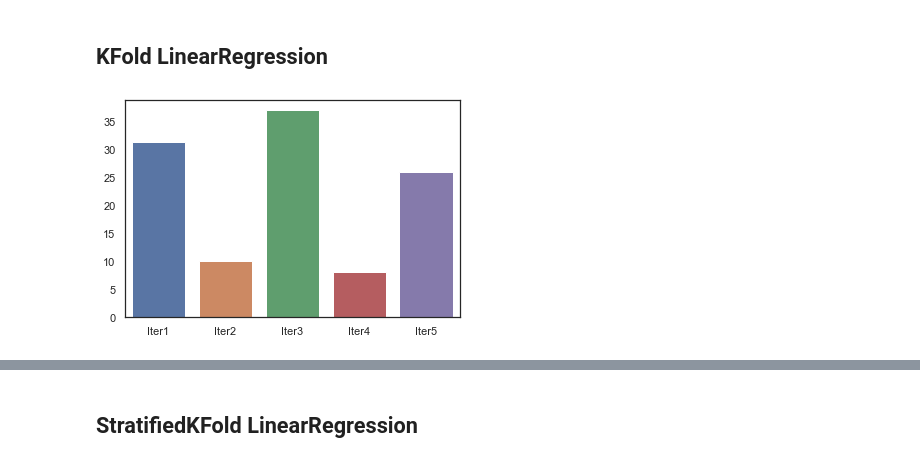
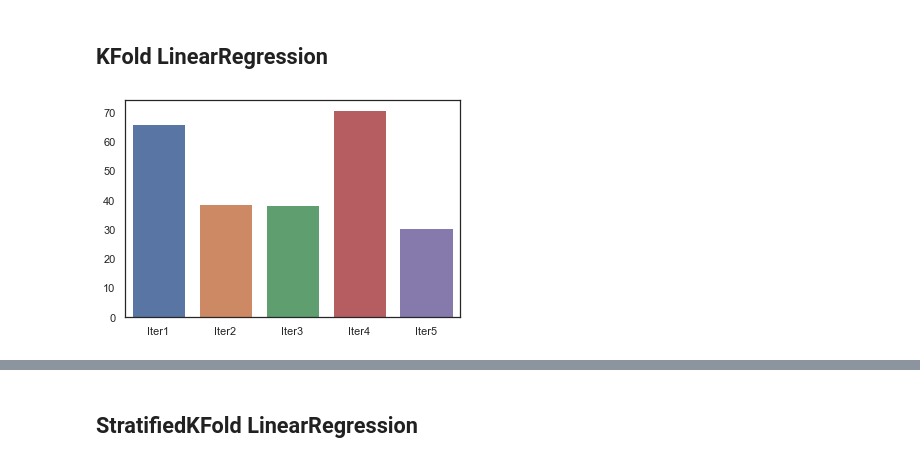
Before and after one commit to pierrebague/anticipate_electricity_consumption, a Jupyter notebook: projet4.ipynb, the cells around one changed output, grey strips where cells are left out. Saved outputs shown, nothing was run; the diff lists cells and outputs as text; code cells hidden in the pictures.

```diff
--- a/projet4.ipynb
+++ b/projet4.ipynb
@@ -329,19 +561,21 @@ def accuracy_skf_linear_regression(X,y,standard_scale,algorythm,**args):
 # %%
 accuracy_model = []
 kf = KFold()
 std_scale = preprocessing.StandardScaler().fit(X)
-for train_index, test_index in kf.split(X, y):
-#     print(train_index)
-#     print(test_index)
+# for train_index, test_index in kf.split(X, y):
+for train_index, test_index in k_fold_index:
+#     print(len(train_index))
+#     print(len(test_index))
     X_train, X_test = X[train_index], X[test_index]
     y_train, y_test = y[train_index], y[test_index]
     X_train_std = std_scale.transform(X_train)
     X_test_std = std_scale.transform(X_test)
     model_kf = LinearRegression().fit(X_train_std, y_train)
     accuracy_model.append(model_kf.score(X_test_std, y_test)*100)
+    mean_squared_error(y_true, y_pred)
 #     print(accuracy_model)
 #     print(model_kf.score(X_test_std, y_test))
 # print([round(abs(ele),2) for ele in accuracy_model])
 cross_validation_scores([round(abs(ele),2) for ele in accuracy_model])
 # %% [output]
-[figure, old version]
+[figure, new version]
```
Also changed, not shown: parts of 70 cells of this notebook.
